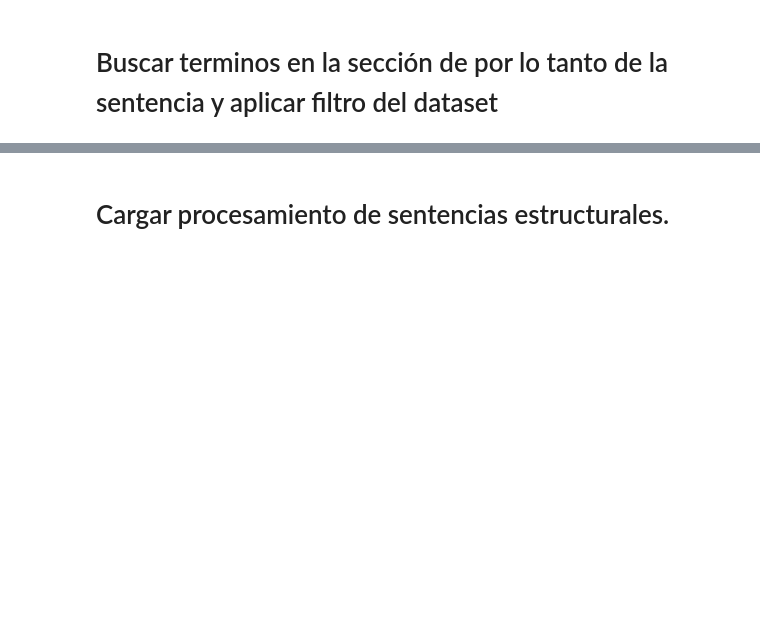
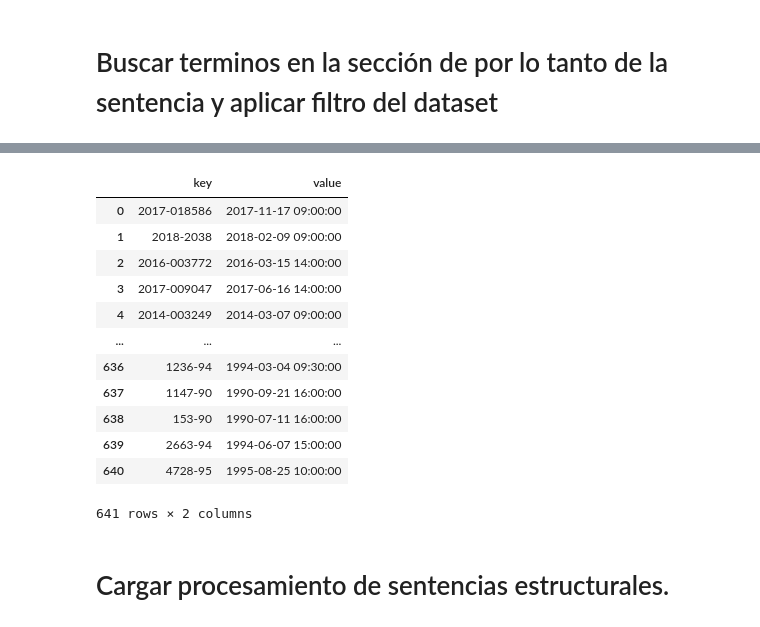
Before and after one commit to kennorsdb/nlppen, a Jupyter notebook: Notebook.ipynb, the cells around one changed output, grey strips where cells are left out. Drawn from its saved outputs; the diff is of its cells as text; code cells hidden in the pictures; blank space fills up the shorter version.

```diff
--- a/Notebook.ipynb
+++ b/Notebook.ipynb
@@ -240,2 +214,19 @@ df2.to_excel(file_name)
+# %%
+totalNuevas.toPandas()
+totalConFecha.toPandas()
+# %% [output]
+|  | key | value |
+| 0 | 2017-018586 | 2017-11-17 09:00:00 |
+| 1 | 2018-2038 | 2018-02-09 09:00:00 |
+| 2 | 2016-003772 | 2016-03-15 14:00:00 |
+| 3 | 2017-009047 | 2017-06-16 14:00:00 |
+| 4 | 2014-003249 | 2014-03-07 09:00:00 |
+| ... | ... | ... |
+| 636 | 1236-94 | 1994-03-04 09:30:00 |
+| 637 | 1147-90 | 1990-09-21 16:00:00 |
+| 638 | 153-90 | 1990-07-11 16:00:00 |
+| 639 | 2663-94 | 1994-06-07 15:00:00 |
+| 640 | 4728-95 | 1995-08-25 10:00:00 |
+641 rows × 2 columns
 # %% [markdown]
 # Cargar procesamiento de sentencias estructurales.
```
Also changed, not shown: parts of 54 cells of this notebook, 7 other files.
